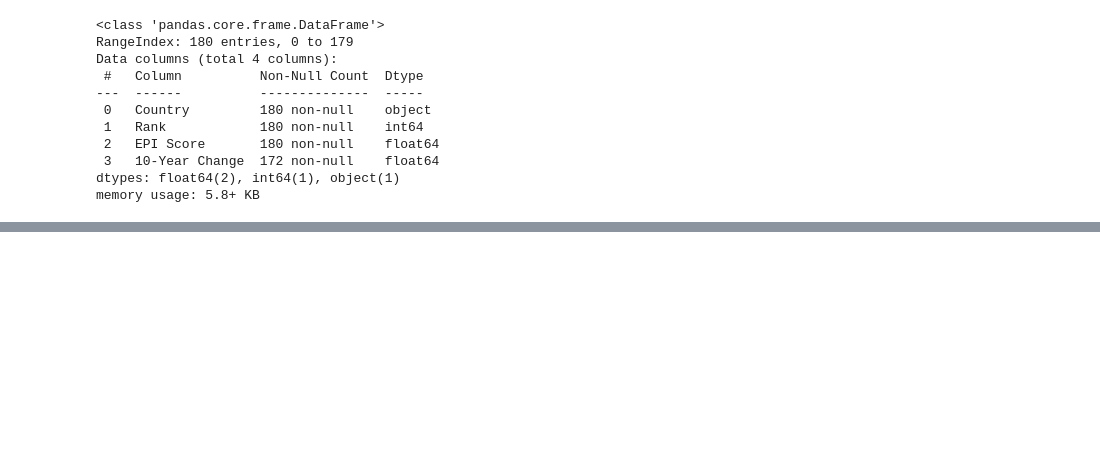
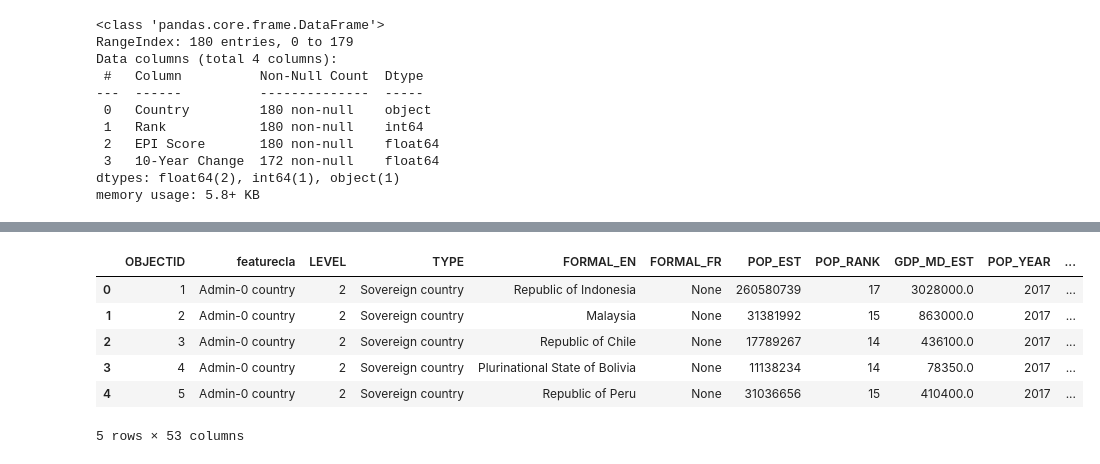
Before and after one commit to envirodatascience/final-project-trashpandas, a Jupyter notebook: TrashPandas_planning.ipynb, the cells around one changed output, grey strips where cells are left out. Saved outputs shown, nothing was run; the diff lists cells and outputs as text; code cells hidden in the pictures; blank space fills up the shorter version.

```diff
--- a/TrashPandas_planning.ipynb
+++ b/TrashPandas_planning.ipynb
@@ -154,0 +170,10 @@ df_map.plot()
+# %%
+df_world.head()
+# %% [output]
+|  | OBJECTID | featurecla | LEVEL | TYPE | FORMAL_EN | FORMAL_FR | POP_EST | POP_RANK | GDP_MD_EST | POP_YEAR | ... |
+| 0 | 1 | Admin-0 country | 2 | Sovereign country | Republic of Indonesia | None | 260580739 | 17 | 3028000.0 | 2017 | ... |
+| 1 | 2 | Admin-0 country | 2 | Sovereign country | Malaysia | None | 31381992 | 15 | 863000.0 | 2017 | ... |
+| 2 | 3 | Admin-0 country | 2 | Sovereign country | Republic of Chile | None | 17789267 | 14 | 436100.0 | 2017 | ... |
+| 3 | 4 | Admin-0 country | 2 | Sovereign country | Plurinational State of Bolivia | None | 11138234 | 14 | 78350.0 | 2017 | ... |
+| 4 | 5 | Admin-0 country | 2 | Sovereign country | Republic of Peru | None | 31036656 | 15 | 410400.0 | 2017 | ... |
+5 rows × 53 columns
```
Also changed, not shown: parts of 11 cells of this notebook.
